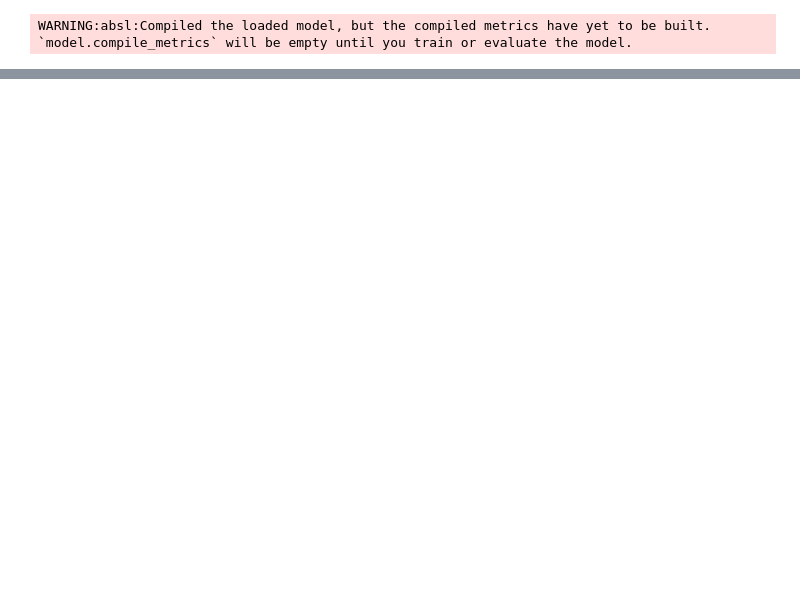
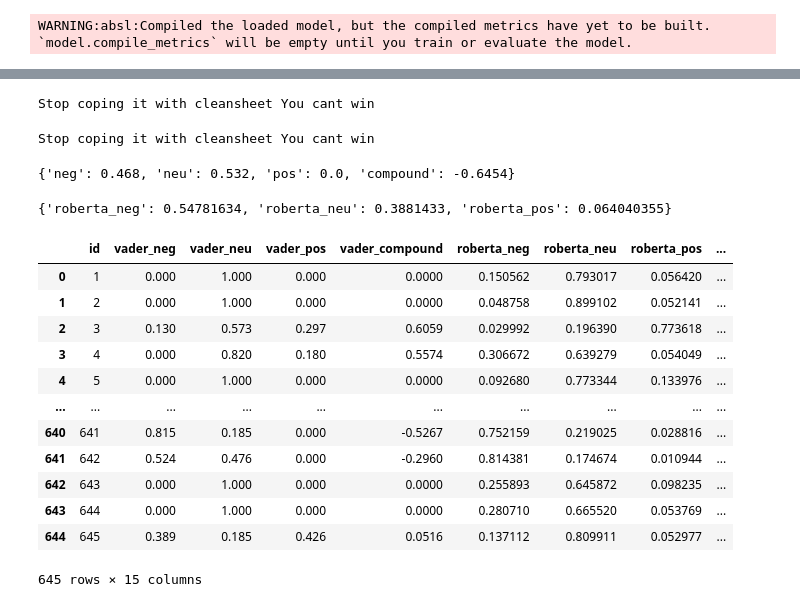
Before and after one commit to asheshh-lal/Wrod2Vec, a Jupyter notebook: Notebook/scraping_comments.ipynb, the cells around one changed output, grey strips where cells are left out. Drawn from its saved outputs; the diff is of its cells as text; code cells hidden in the pictures; blank space fills up the shorter version.

```diff
--- a/Notebook/scraping_comments.ipynb
+++ b/Notebook/scraping_comments.ipynb
@@ -323,0 +333,26 @@ Name: predicted_label, dtype: int64
+# %%
+example = df['preprocess'][100]
+print(example)
+# %% [output]
+Stop coping it with cleansheet You cant win
+# %%
+# VADER results on example
+print(example)
+sia.polarity_scores(example)
+# %% [output]
+Stop coping it with cleansheet You cant win
+{'neg': 0.468, 'neu': 0.532, 'pos': 0.0, 'compound': -0.6454}
+# %%
+# Run for Roberta Model
+encoded_text = tokenizer(example, return_tensors='pt')
+output = model(**encoded_text)
+scores = output[0][0].detach().numpy()
+scores = softmax(scores)
+scores_dict = {
+    'roberta_neg' : scores[0],
+    'roberta_neu' : scores[1],
+    'roberta_pos' : scores[2]
+}
+print(scores_dict)
+# %% [output]
+{'roberta_neg': 0.54781634, 'roberta_neu': 0.3881433, 'roberta_pos': 0.064040355}
@@ -323,0 +390,16 @@ Name: predicted_label, dtype: int64
+# %%
+results_df
+# %% [output]
+|  | id | vader_neg | vader_neu | vader_pos | vader_compound | roberta_neg | roberta_neu | roberta_pos | ... |
+| 0 | 1 | 0.000 | 1.000 | 0.000 | 0.0000 | 0.150562 | 0.793017 | 0.056420 | ... |
+| 1 | 2 | 0.000 | 1.000 | 0.000 | 0.0000 | 0.048758 | 0.899102 | 0.052141 | ... |
+| 2 | 3 | 0.130 | 0.573 | 0.297 | 0.6059 | 0.029992 | 0.196390 | 0.773618 | ... |
+| 3 | 4 | 0.000 | 0.820 | 0.180 | 0.5574 | 0.306672 | 0.639279 | 0.054049 | ... |
+| 4 | 5 | 0.000 | 1.000 | 0.000 | 0.0000 | 0.092680 | 0.773344 | 0.133976 | ... |
+| ... | ... | ... | ... | ... | ... | ... | ... | ... | ... |
+| 640 | 641 | 0.815 | 0.185 | 0.000 | -0.5267 | 0.752159 | 0.219025 | 0.028816 | ... |
+| 641 | 642 | 0.524 | 0.476 | 0.000 | -0.2960 | 0.814381 | 0.174674 | 0.010944 | ... |
+| 642 | 643 | 0.000 | 1.000 | 0.000 | 0.0000 | 0.255893 | 0.645872 | 0.098235 | ... |
+| 643 | 644 | 0.000 | 1.000 | 0.000 | 0.0000 | 0.280710 | 0.665520 | 0.053769 | ... |
+| 644 | 645 | 0.389 | 0.185 | 0.426 | 0.0516 | 0.137112 | 0.809911 | 0.052977 | ... |
+645 rows × 15 columns
```
Also changed, not shown: parts of 27 cells of this notebook, 3 other files.
